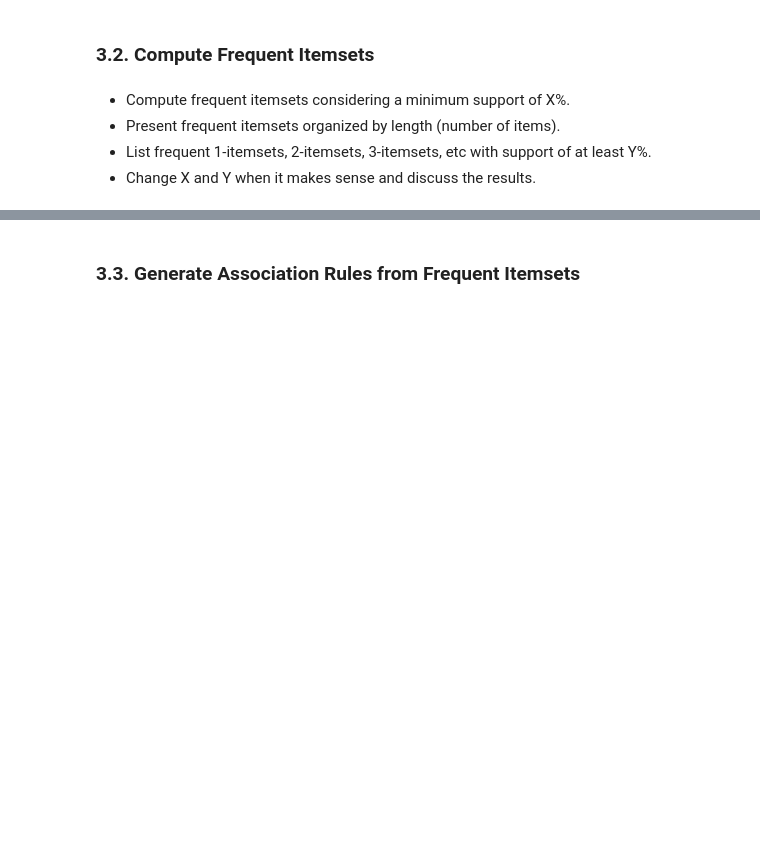
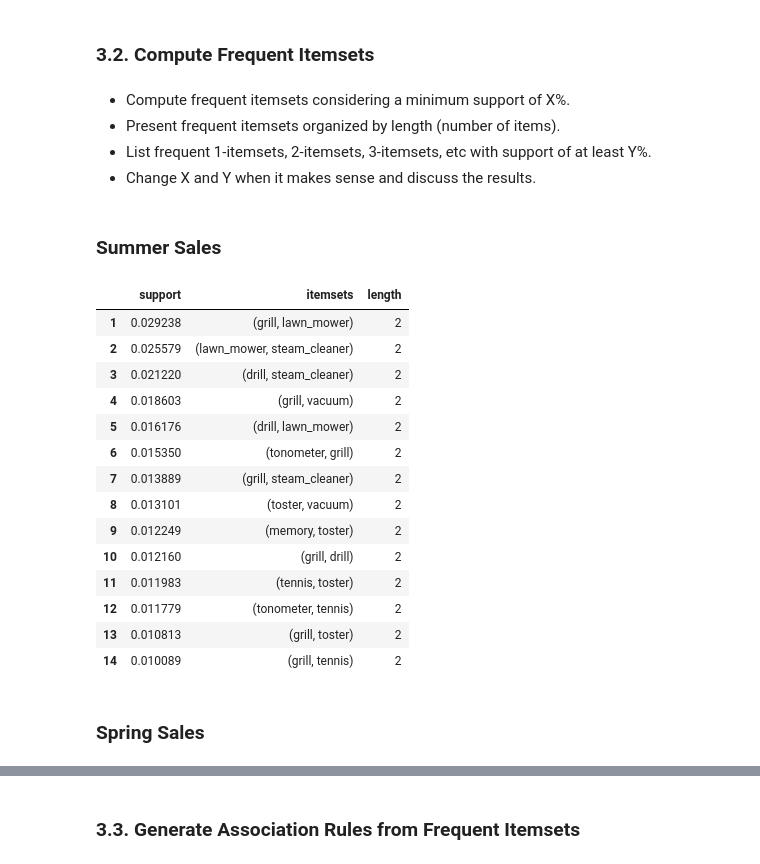
Before and after one commit to flpsantos3/PD_01, a Jupyter notebook: PD_202021_P1.ipynb, the cells around one changed output, grey strips where cells are left out. Saved outputs shown, nothing was run; the diff lists cells and outputs as text; code cells hidden in the pictures; blank space fills up the shorter version.

```diff
--- a/PD_202021_P1.ipynb
+++ b/PD_202021_P1.ipynb
@@ -565,0 +578,27 @@ In this part of the project you should analyse the consumption patterns during t
+# %%
+summer_dict={}
+with open('/content/drive/MyDrive/Datasets/projetoPD/store-buys.dat',
+          newline='') as csvfile:
+
+          reader = csv.DictReader(csvfile,
+                                  fieldnames=['SessionID','TimeStamp',
+                                              'ItemID','Price','Qty'])
+          for row in reader:
+            if row['TimeStamp']>='2014-06-01' and row['TimeStamp']<'2014-08-01':
+              if row['SessionID'] not in summer_dict:
+                summer_dict[row['SessionID']]=[]
+              else:
+                if item_cat[row['ItemID']] not in summer_dict[row['SessionID']]:
+                  summer_dict[row['SessionID']].append(item_cat[row['ItemID']])
+
+nulls=[]
+for session, item in summer_dict.items():
+  if item==[]:
+    nulls.append(session)
+
+for id in nulls:
+  if id in summer_dict.keys():
+    del summer_dict[id]
+
+summer_buys=list(summer_dict.values())
+summer_buys[:3]
@@ -570,3 +720,41 @@ In this part of the project you should analyse the consumption patterns during t
 * Present frequent itemsets organized by length (number of items).
 * List frequent 1-itemsets, 2-itemsets, 3-itemsets, etc with support of at least Y%.
 * Change X and Y when it makes sense and discuss the results.
+# %% [markdown]
+### Summer Sales
+# %%
+# Binary Database
+tr_enc = TransactionEncoder()
+trans_array = tr_enc.fit(summer_buys).transform(summer_buys)
+summer_buys_binary = pd.DataFrame(trans_array, columns=tr_enc.columns_)
+
+# FP-Growth
+frequent_summer_buys=fpgrowth(summer_buys_binary, min_support=0.01,use_colnames=True)
+frequent_summer_buys['length'] = frequent_summer_buys['itemsets'].apply(lambda x: len(x))
+frequent_summer_buys=frequent_summer_buys.sort_values(by=['length','support'], ascending=False)
+frequent_summer_buys=frequent_summer_buys.reset_index(drop=True)
+frequent_summer_buys.index+=1
+
+# only 2 and 3 itemsets
+itemsets_summer_buys=frequent_summer_buys[frequent_summer_buys['length']>1]
+itemsets_summer_buys=itemsets_summer_buys.reset_index(drop=True)
+itemsets_summer_buys.index+=1
+itemsets_summer_buys
+# %% [output]
+|  | support | itemsets | length |
+| 1 | 0.029238 | (grill, lawn_mower) | 2 |
+| 2 | 0.025579 | (lawn_mower, steam_cleaner) | 2 |
+| 3 | 0.021220 | (drill, steam_cleaner) | 2 |
+| 4 | 0.018603 | (grill, vacuum) | 2 |
+| 5 | 0.016176 | (drill, lawn_mower) | 2 |
+| 6 | 0.015350 | (tonometer, grill) | 2 |
+| 7 | 0.013889 | (grill, steam_cleaner) | 2 |
+| 8 | 0.013101 | (toster, vacuum) | 2 |
+| 9 | 0.012249 | (memory, toster) | 2 |
+| 10 | 0.012160 | (grill, drill) | 2 |
+| 11 | 0.011983 | (tennis, toster) | 2 |
+| 12 | 0.011779 | (tonometer, tennis) | 2 |
+| 13 | 0.010813 | (grill, toster) | 2 |
+| 14 | 0.010089 | (grill, tennis) | 2 |
+# %% [markdown]
+### Spring Sales
```
Also changed, not shown: parts of 31 cells of this notebook.
